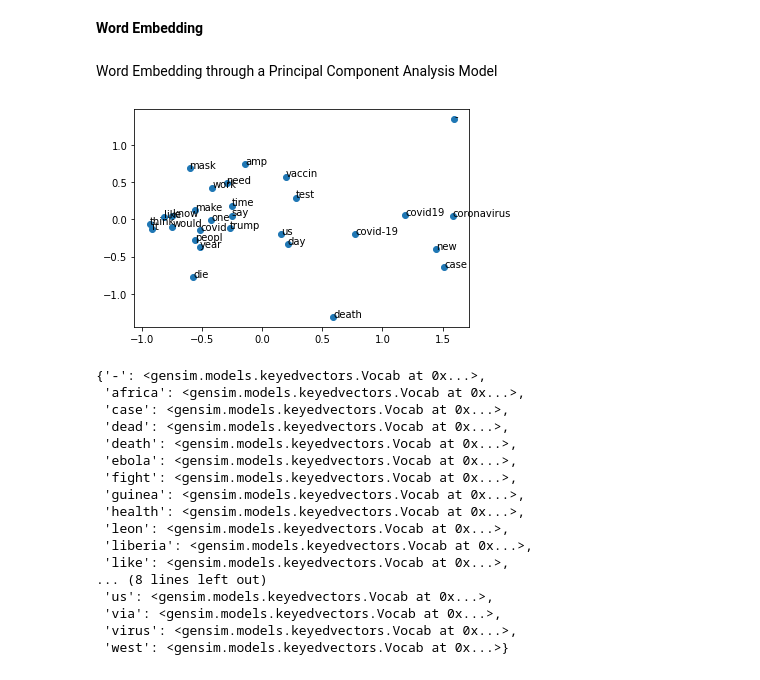
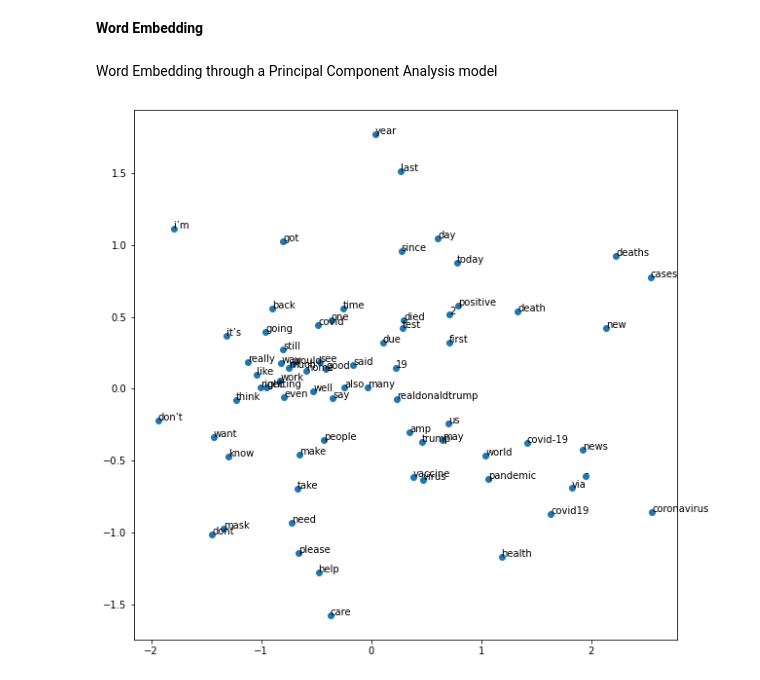
Before and after one commit to filopacio/NaturalLanguagePandemic, a Jupyter notebook: ebola_vs_covid_nlp.ipynb, the cells around one changed output. Drawn from its saved outputs; the diff is of its cells as text; code cells hidden in the pictures.

```diff
--- a/ebola_vs_covid_nlp.ipynb
+++ b/ebola_vs_covid_nlp.ipynb
@@ -268,8 +439,8 @@ def preprocess(text):
   cl_tweets = pd.Series(cl_tweets).astype(str)
   removed = remove_stopwords(cl_tweets)
   lemmatized = [lemmatize(i) for i in removed]
-  stemmed = [stem(i) for i in lemmatized]
-  return stemmed
+  #stemmed = [p_stem(i) for i in lemmatized]
+  return lemmatized #stemmed
 # %%
 from nltk.corpus import stopwords
 # %%
@@ -282 +456,19 @@ df_e['tweets'] = preprocess(df_e.tweet)
+# %%
+df_c['polarized_sen'] = np.repeat(1,len(df_c))
+for i in range(len(df_c)):
+   if df_c.polarity[i] > 0.5:
+     df_c['polarized_sen'][i] = 'positive'
+   elif df_c.polarity[i] < -0.5:
+        df_c['polarized_sen'][i] = 'negative'
+   else:
+        df_c['polarized_sen'][i] = 'neutral'
+# %%
+df_e['polarized_sen'] = np.repeat(1,len(df_e))
+for i in range(len(df_e)):
+   if df_e.polarity[i] > 0.5:
+     df_e['polarized_sen'][i] = 'positive'
+   elif df_e.polarity[i] < -0.5:
+        df_e['polarized_sen'][i] = 'negative'
+   else:
+        df_e['polarized_sen'][i] = 'neutral'
 # %%
@@ -291,6 +609,6 @@ pos_w2v.wv.vocab
 # %% [markdown]
 **Word Embedding**
 # %% [markdown]
-Word Embedding through a Principal Component Analysis Model
+Word Embedding through a Principal Component Analysis model
 # %%
 from sklearn.decomposition import PCA
@@ -298,39 +616,19 @@ from matplotlib import pyplot
 # %%
-covid_w2v = Word2Vec(df_c.tweets, min_count= 3000)
-covid_w2v.wv.vocab
+covid_w2v = Word2Vec(df_c.tweets, min_count = 1500)
 # %%
 X = covid_w2v[covid_w2v.wv.vocab]
 pca = PCA(n_components=2)
 result = pca.fit_transform(X)
-# create a scatter plot of the projection
-pyplot.scatter(result[:, 0], result[:, 1])
+plt.figure(figsize=(10, 10))
+plt.scatter(result[:,0], result[:,1])
 words = list(covid_w2v.wv.vocab)
 for i, word in enumerate(words):
-	pyplot.annotate(word, xy=(result[i, 0], result[i, 1]))
-pyplot.show()
+	plt.annotate(word, xy=(result[i,0], result[i,1]))
+plt.show()
 # %% [output]
-[figure, old version]
+[figure, new version]
 # %%
-ebola_w2v = Word2Vec(df_e.tweets, min_count= 2000)
-ebola_w2v.wv.vocab
+ebola_w2v = Word2Vec(df_e.tweets, min_count = 1200)
-# %% [output]
-{'-': <gensim.models.keyedvectors.Vocab at 0x...>,
- 'africa': <gensim.models.keyedvectors.Vocab at 0x...>,
- 'case': <gensim.models.keyedvectors.Vocab at 0x...>,
- 'dead': <gensim.models.keyedvectors.Vocab at 0x...>,
- 'death': <gensim.models.keyedvectors.Vocab at 0x...>,
- 'ebola': <gensim.models.keyedvectors.Vocab at 0x...>,
- 'fight': <gensim.models.keyedvectors.Vocab at 0x...>,
- 'guinea': <gensim.models.keyedvectors.Vocab at 0x...>,
- 'health': <gensim.models.keyedvectors.Vocab at 0x...>,
- 'leon': <gensim.models.keyedvectors.Vocab at 0x...>,
- 'liberia': <gensim.models.keyedvectors.Vocab at 0x...>,
- 'like': <gensim.models.keyedvectors.Vocab at 0x...>,
-... (8 lines left out)
- 'us': <gensim.models.keyedvectors.Vocab at 0x...>,
- 'via': <gensim.models.keyedvectors.Vocab at 0x...>,
- 'virus': <gensim.models.keyedvectors.Vocab at 0x...>,
- 'west': <gensim.models.keyedvectors.Vocab at 0x...>}
 # %%
 X = ebola_w2v[ebola_w2v.wv.vocab]
 pca = PCA(n_components=2)
```
Also changed, not shown: parts of 104 cells of this notebook.
